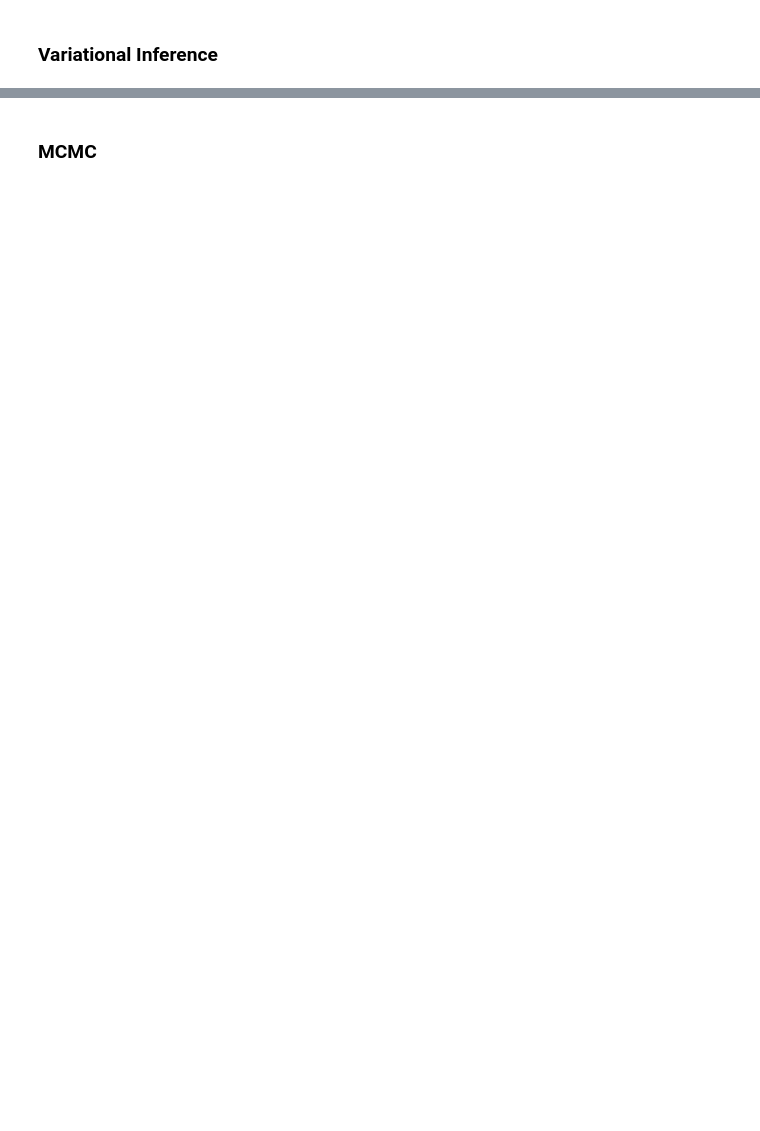
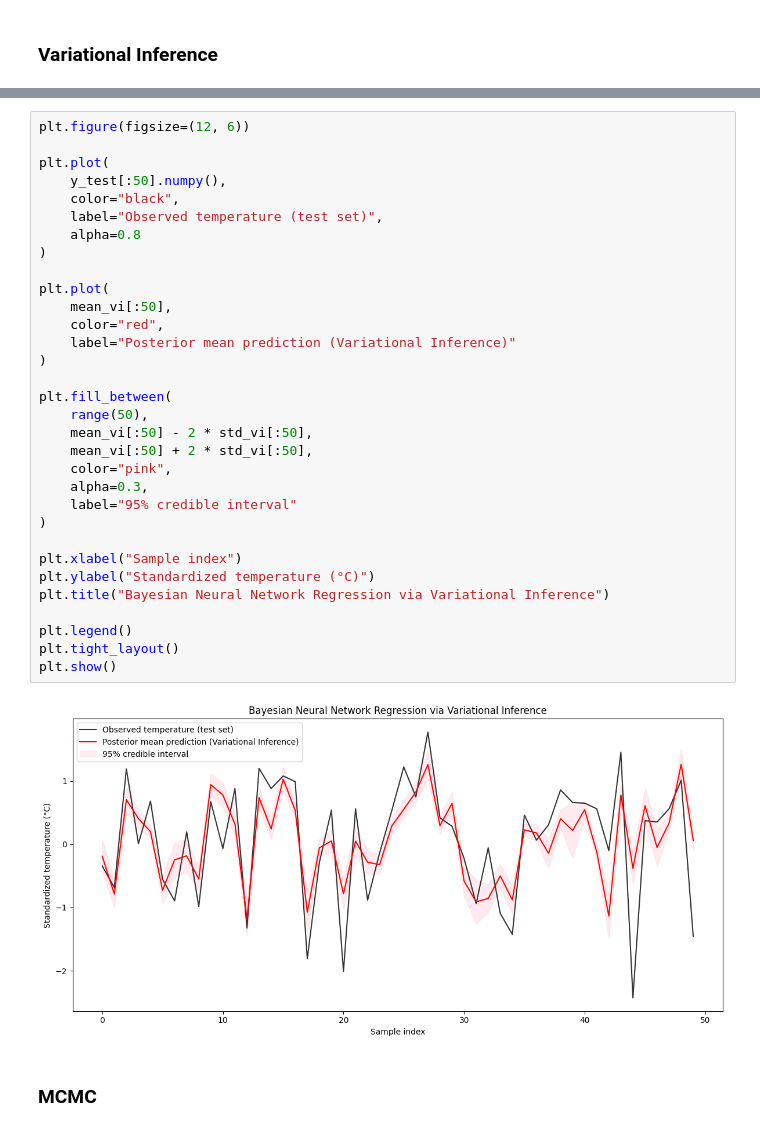
Before and after one commit to Adues-Inverk/CS115, a Jupyter notebook: cs115.ipynb, the cells around one changed output, grey strips where cells are left out. Cells and saved outputs as stored; diff of their text form; blank space fills up the shorter version.

```diff
--- a/cs115.ipynb
+++ b/cs115.ipynb
@@ -110,2 +185,36 @@ plt.show()
+# %%
+plt.figure(figsize=(12, 6))
+
+plt.plot(
+    y_test[:50].numpy(),
+    color="black",
+    label="Observed temperature (test set)",
+    alpha=0.8
+)
+
+plt.plot(
+    mean_vi[:50],
+    color="red",
+    label="Posterior mean prediction (Variational Inference)"
+)
+
+plt.fill_between(
+    range(50),
+    mean_vi[:50] - 2 * std_vi[:50],
+    mean_vi[:50] + 2 * std_vi[:50],
+    color="pink",
+    alpha=0.3,
+    label="95% credible interval"
+)
+
+plt.xlabel("Sample index")
+plt.ylabel("Standardized temperature (°C)")
+plt.title("Bayesian Neural Network Regression via Variational Inference")
+
+plt.legend()
+plt.tight_layout()
+plt.show()
+# %% [output]
+[figure, added]
 # %% [markdown]
 ### MCMC
```
Also changed, not shown: parts of 24 cells of this notebook, 1 other file.
